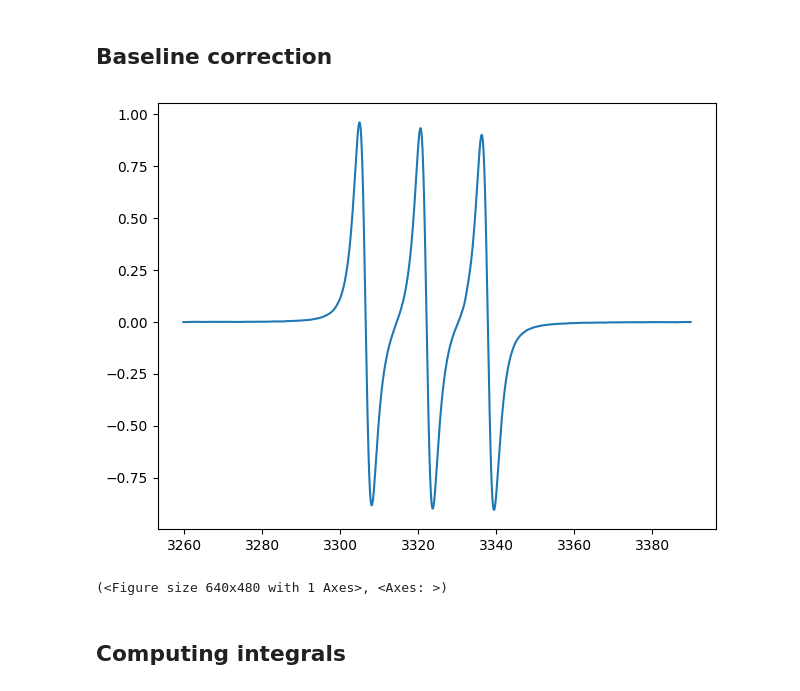
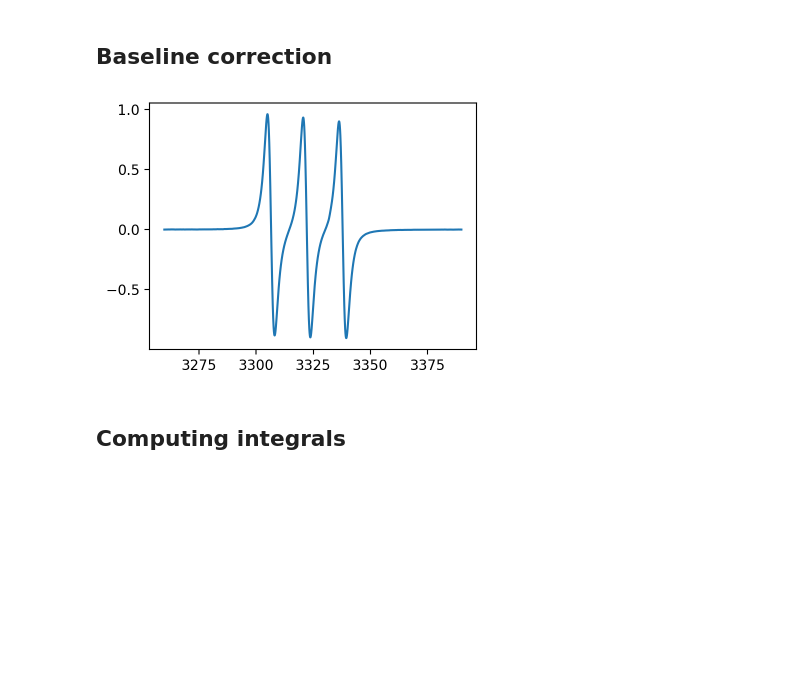
Before and after one commit to davistdaniel/EPRpy, a Jupyter notebook: docs/source/notebooks/examples.ipynb, the cells around one changed output. Cells and saved outputs as stored; diff of their text form; code cells hidden in the pictures; blank space fills up the shorter version.

```diff
--- a/docs/source/notebooks/examples.ipynb
+++ b/docs/source/notebooks/examples.ipynb
@@ -68,16 +63,15 @@ After scaling :
 # %%
 # import EPRpy
 import eprpy as epr
 
 # load data
 tempo = epr.load('tempo.DSC')
 
 # linear baseline correction
 tempo.baseline_correct() # default is linear baseline correction using 10 points at the start and end of the data.
-tempo.plot()
+fig,ax = tempo.plot()
 # %% [output]
-[figure, old version]
+[figure, new version]
-(<Figure size 640x480 with 1 Axes>, <Axes: >)
 # %% [markdown]
 ## Computing integrals
 # %%
```
Also changed, not shown: parts of 10 cells of this notebook, 1 other file.
